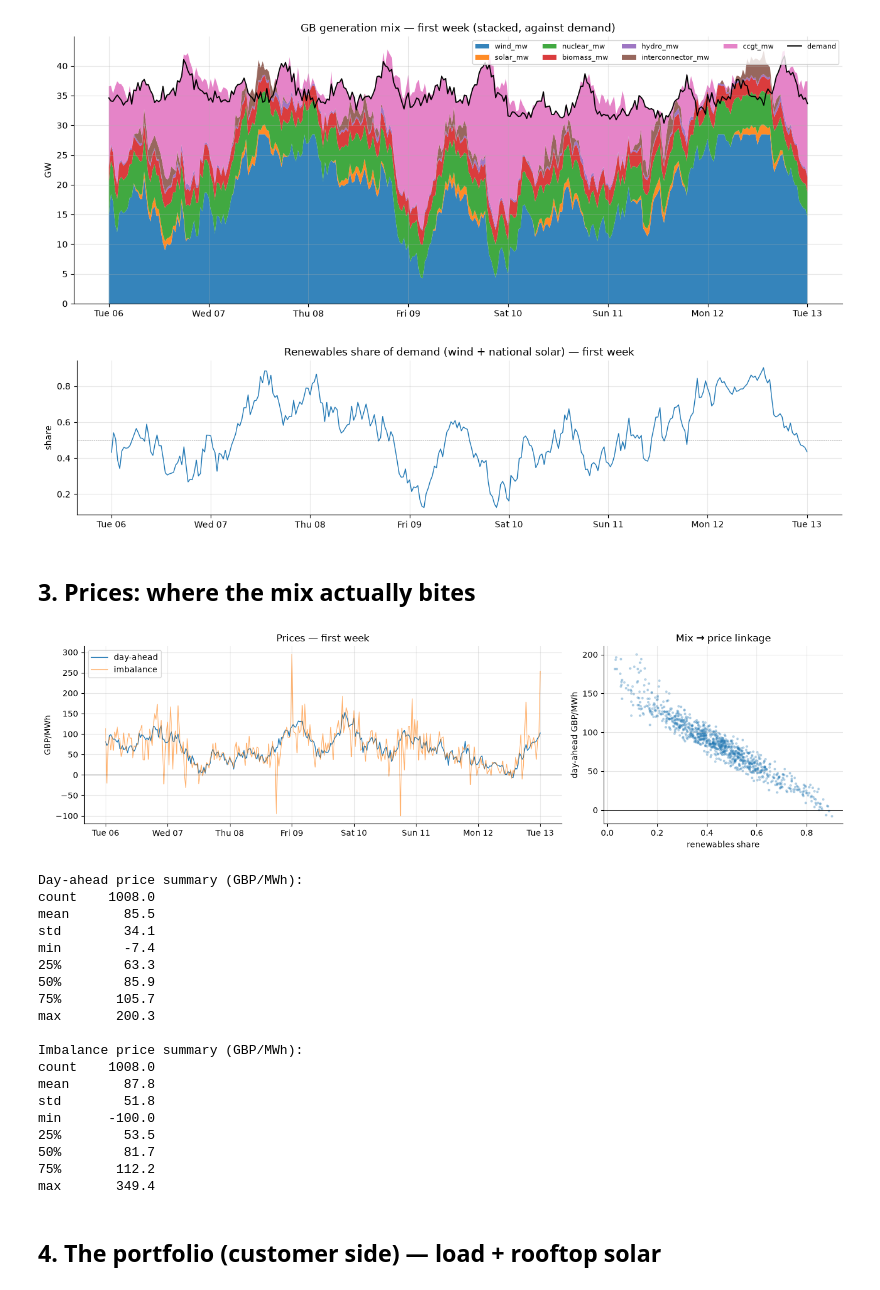
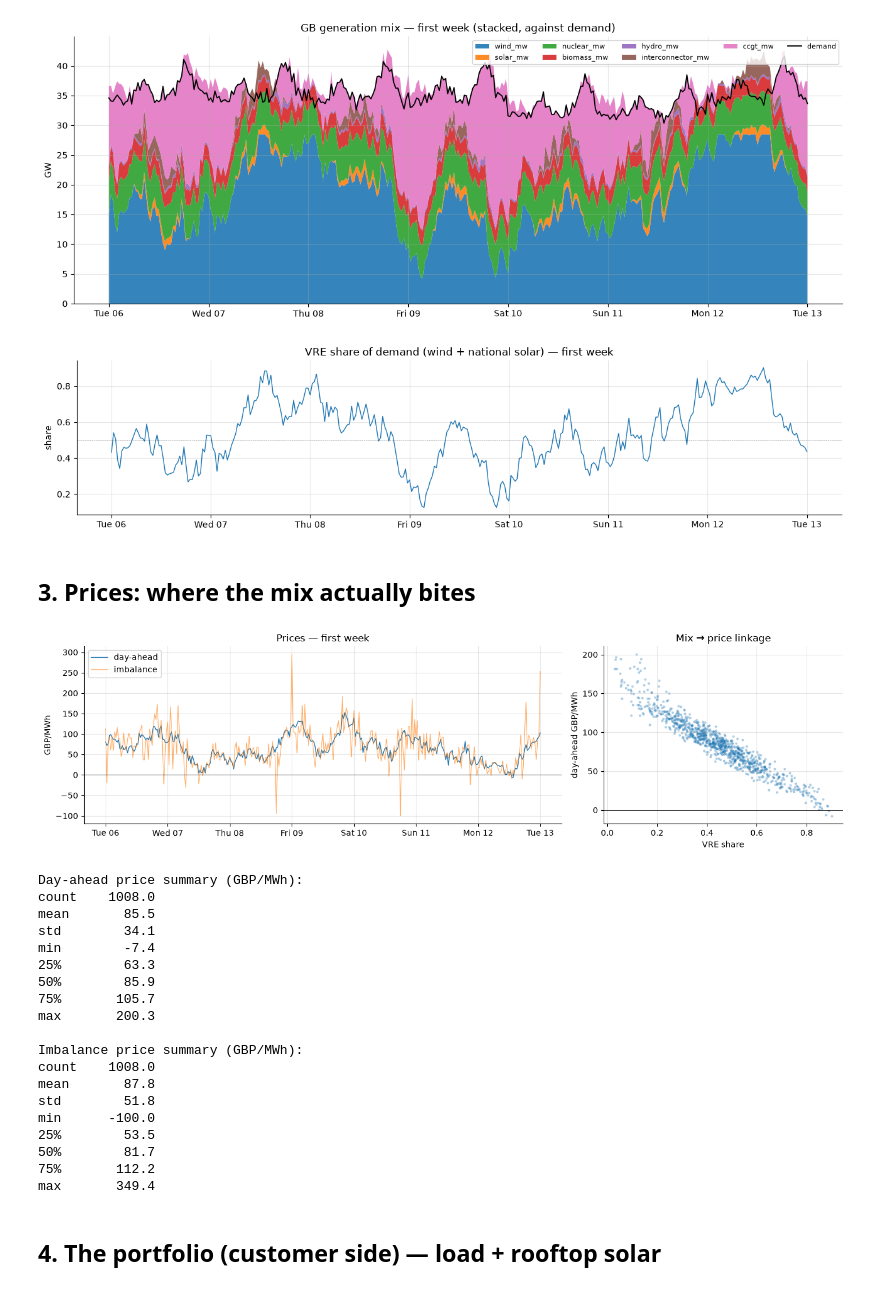
Before and after one commit to tlc91/energy-portfolio-optimisation, a Jupyter notebook: explore.ipynb, the cells around one changed output. Cells and saved outputs as stored; diff of their text form; code cells hidden in the pictures.

```diff
--- a/explore.ipynb
+++ b/explore.ipynb
@@ -76,13 +76,13 @@ plt.tight_layout(); plt.show()
 [figure]
 # %%
 fig, ax = plt.subplots(figsize=(13, 3.2))
-ax.plot(mix.loc[window].index, mix.loc[window, "renewables_share"], lw=1)
+ax.plot(mix.loc[window].index, mix.loc[window, "vre_share"], lw=1)
 ax.axhline(0.5, color="k", lw=0.4, ls="--", alpha=0.5)
-ax.set(ylabel="share", title="Renewables share of demand (wind + national solar) — first week")
+ax.set(ylabel="share", title="VRE share of demand (wind + national solar) — first week")
 ax.xaxis.set_major_formatter(mdates.DateFormatter("%a %d"))
 plt.tight_layout(); plt.show()
 # %% [output]
-[figure, old version]
+[figure, new version]
 # %% [markdown]
 ## 3. Prices: where the mix actually bites
 # %%
@@ -97,8 +97,8 @@ ax1.axhline(0, color="k", lw=0.5)
 ax1.set(ylabel="GBP/MWh", title="Prices — first week")
 ax1.legend(); ax1.xaxis.set_major_formatter(mdates.DateFormatter("%a %d"))
 
-ax2.scatter(mix["renewables_share"], price["day_ahead"], s=5, alpha=0.25)
-ax2.set(xlabel="renewables share", ylabel="day-ahead GBP/MWh",
+ax2.scatter(mix["vre_share"], price["day_ahead"], s=5, alpha=0.25)
+ax2.set(xlabel="VRE share", ylabel="day-ahead GBP/MWh",
         title="Mix → price linkage")
 ax2.axhline(0, color="k", lw=0.5)
 plt.tight_layout(); plt.show()
@@ -108,7 +108,7 @@ print(price["day_ahead"].describe().round(1).to_string())
 print("\nImbalance price summary (GBP/MWh):")
 print(price["imbalance"].describe().round(1).to_string())
 # %% [output]
-[figure, old version]
+[figure, new version]
 Day-ahead price summary (GBP/MWh):
 count    1008.0
 mean       85.5
```
Also changed, not shown: parts of 12 cells of this notebook, 3 other files.
